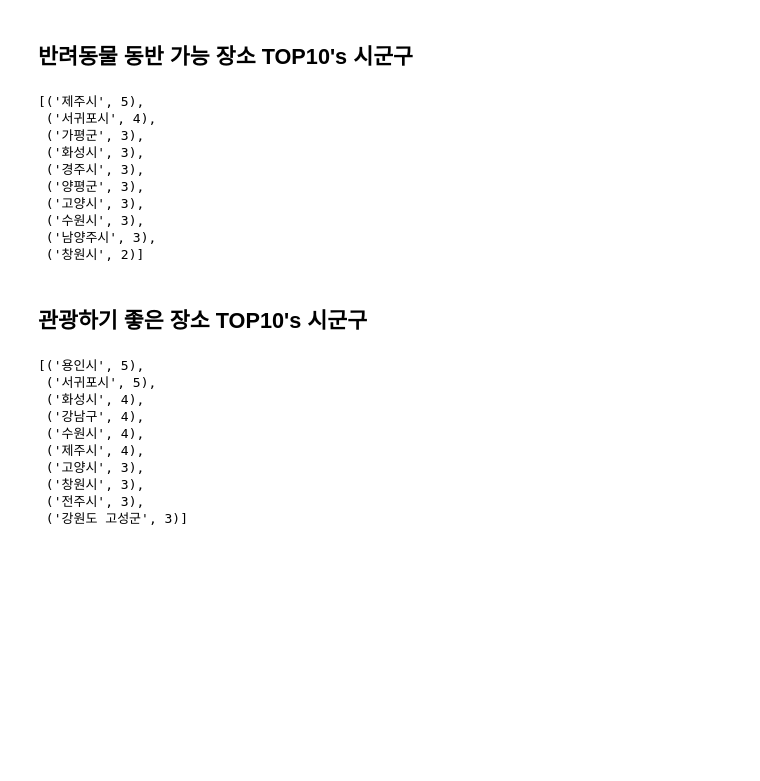
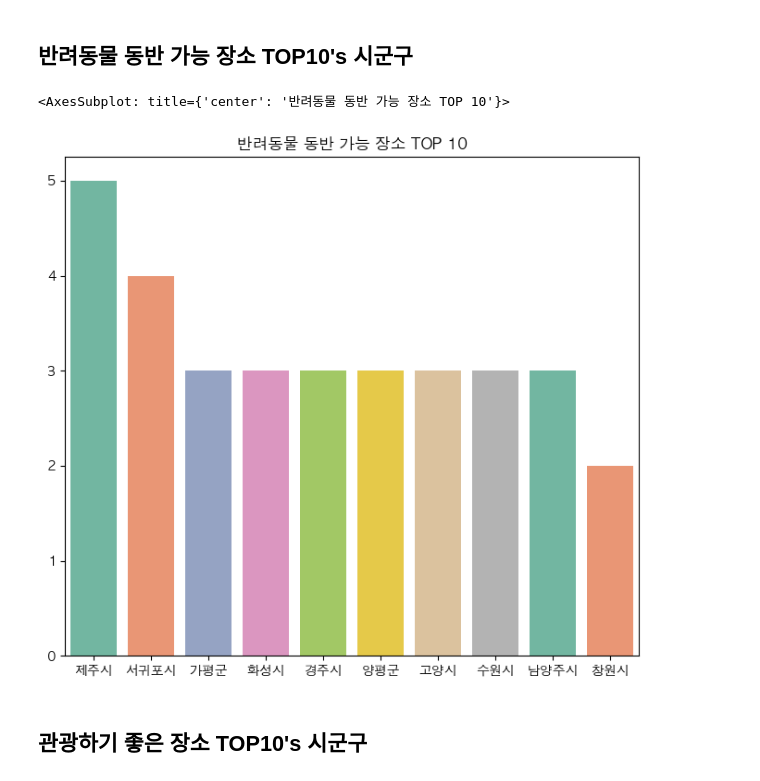
Before and after one commit to kawaipato/pow-gongmo, a Jupyter notebook: code/Preliminary Analysis.ipynb, the cells around one changed output. Drawn from its saved outputs; the diff is of its cells as text; code cells hidden in the pictures; blank space fills up the shorter version.

```diff
--- a/code/Preliminary Analysis.ipynb
+++ b/code/Preliminary Analysis.ipynb
@@ -32,18 +32,19 @@ lst = []
 [lst.append(i) for i in df.sort_values('음식점',ascending=False)['시군구'].head(10).values]
 [lst.append(i) for i in df.sort_values('숙박',ascending=False)['시군구'].head(10).values]
 [lst.append(i) for i in df.sort_values('카페',ascending=False)['시군구'].head(10).values]
-Counter(lst).most_common(10)
+cc = Counter(lst).most_common(10)
-# %% [output]
-[('제주시', 5),
- ('서귀포시', 4),
- ('가평군', 3),
- ('화성시', 3),
- ('경주시', 3),
- ('양평군', 3),
- ('고양시', 3),
- ('수원시', 3),
- ('남양주시', 3),
- ('창원시', 2)]
+# %%
+cc_si = [a[0] for a in cc]
+cc_va = [a[1] for a in cc]
+
+plt.figure(figsize=(8,7))
+plt.title('반려동물 동반 가능 장소 TOP 10')
+plt.rc('font', family='AppleGothic')
+palette = sns.color_palette('Set2')
+sns.barplot(x=cc_si,y=cc_va,palette=palette)
+# %% [output]
+<AxesSubplot: title={'center': '반려동물 동반 가능 장소 TOP 10'}>
+[figure, added]
 # %%
 df1 = df.drop(columns=['관광명소','기타','음식점','숙박','카페'],axis=1)
 # %% [markdown]
@@ -53,15 +54,4 @@ lst = []
 
 for t in df1.columns:
     [lst.append(i) for i in df.sort_values(t,ascending=False)['시군구'].head(10).values]
-Counter(lst).most_common(10)
+cc = Counter(lst).most_common(10)
-# %% [output]
-[('용인시', 5),
- ('서귀포시', 5),
- ('화성시', 4),
- ('강남구', 4),
- ('수원시', 4),
- ('제주시', 4),
- ('고양시', 3),
- ('창원시', 3),
- ('전주시', 3),
- ('강원도 고성군', 3)]
```
Also changed, not shown: parts of 6 cells of this notebook, 3 other files.
